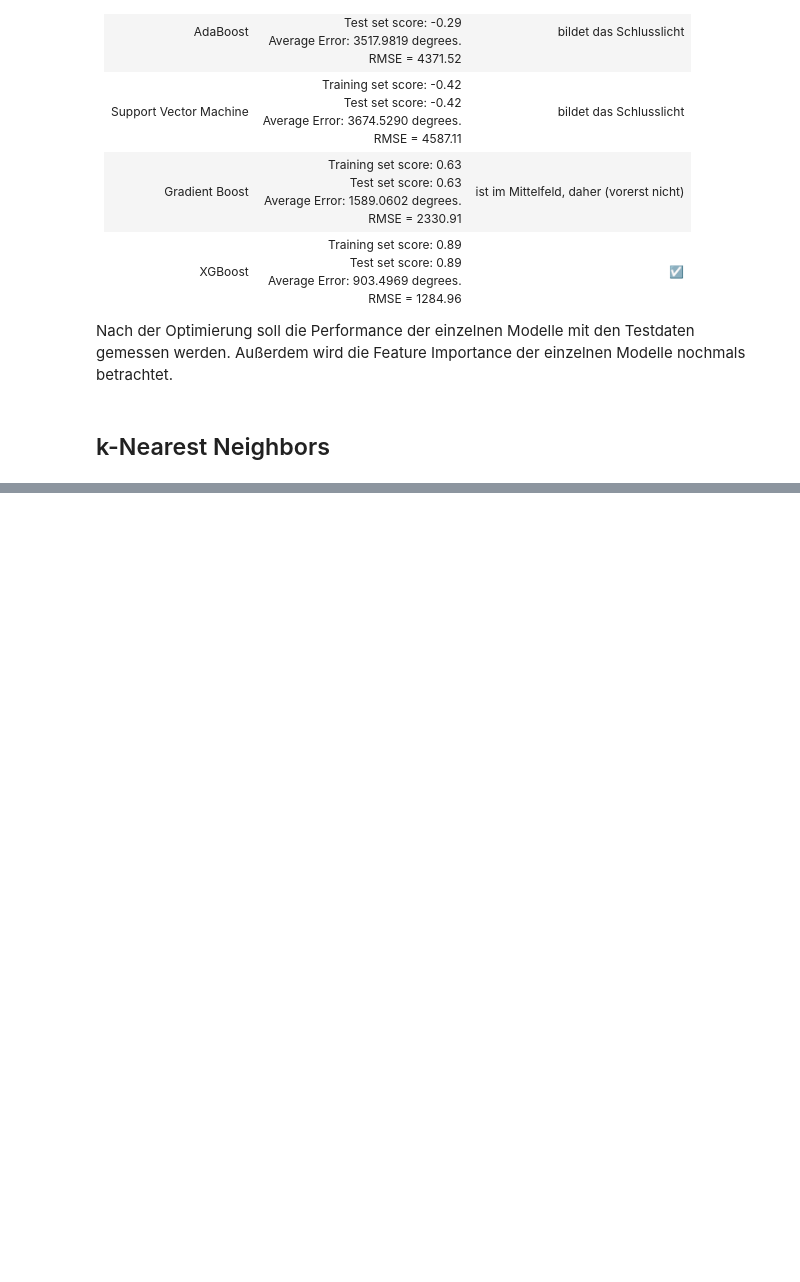
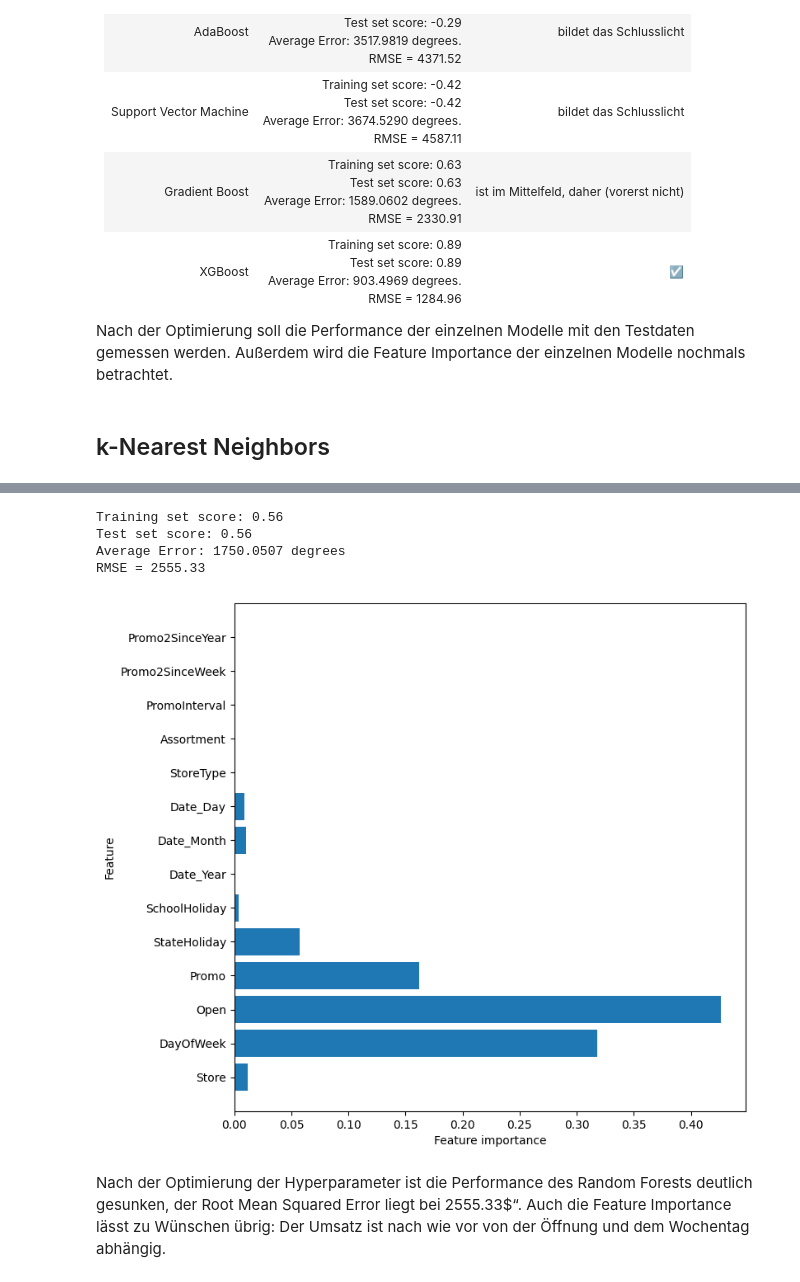
Before and after one commit to liamwan/rss-forecasts, a Jupyter notebook: rss-forecasts-wander.ipynb, the cells around one changed output, grey strips where cells are left out. Drawn from its saved outputs; the diff is of its cells as text; code cells hidden in the pictures; blank space fills up the shorter version.

```diff
--- a/rss-forecasts-wander.ipynb
+++ b/rss-forecasts-wander.ipynb
@@ -530,0 +521,24 @@ best n_splits: 5
+# %%
+ # parameter tuning for random forest with tqdm
+from tqdm import tqdm
+from sklearn.metrics import classification_report
+from sklearn.model_selection import GridSearchCV, RandomizedSearchCV
+from sklearn.model_selection import cross_val_score
+
+# create a random forest regressor
+rf = RandomForestRegressor(random_state=42)
+
+# create a dictionary of all values we want to test for n_estimators
+param_grid = {'n_estimators': [50, 100, 200],
+              'max_features': ['sqrt', 'log2', 'None'],
+              'max_depth': [9, 12, 15],
+              'max_leaf_nodes': [9, 12, 15]}
+
+# use gridsearch to test all values for n_estimators
+rf_gscv = GridSearchCV(rf, param_grid, cv=5, verbose=2)
+
+# fit model to data
+rf_gscv.fit(X_train, y_train)
+
+# check top performing n_estimators value
+pprint(rf_gscv.best_params_)
@@ -530,0 +626,17 @@ best n_splits: 5
+# %%
+# create a random forest regressor using the best parameter
+rf = RandomForestRegressor(n_estimators=200, max_features='sqrt', max_depth=12, max_leaf_nodes=15, random_state=42)
+
+# train and evaluate the model
+rf = train_evaluate(rf, X_train, y_train, X_test, y_test)
+
+# plot feature importance
+rplot_feature_importance(rf)
+# %% [output]
+Training set score: 0.56
+Test set score: 0.56
+Average Error: 1750.0507 degrees
+RMSE = 2555.33
+[figure, added]
+# %% [markdown]
+Nach der Optimierung der Hyperparameter ist die Performance des Random Forests deutlich gesunken, der Root Mean Squared Error liegt bei 2555.33$“. Auch die Feature Importance lässt zu Wünschen übrig: Der Umsatz ist nach wie vor von der Öffnung und dem Wochentag abhängig.
```
Also changed, not shown: parts of 20 cells of this notebook.
